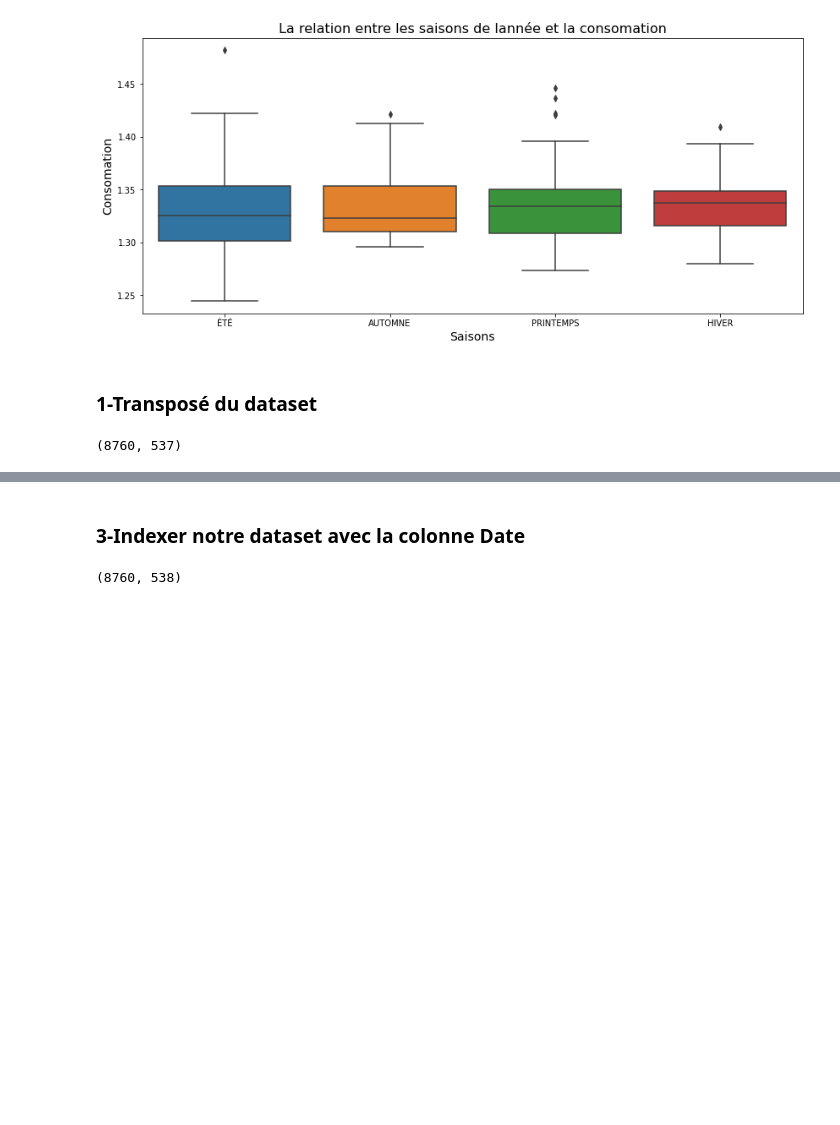
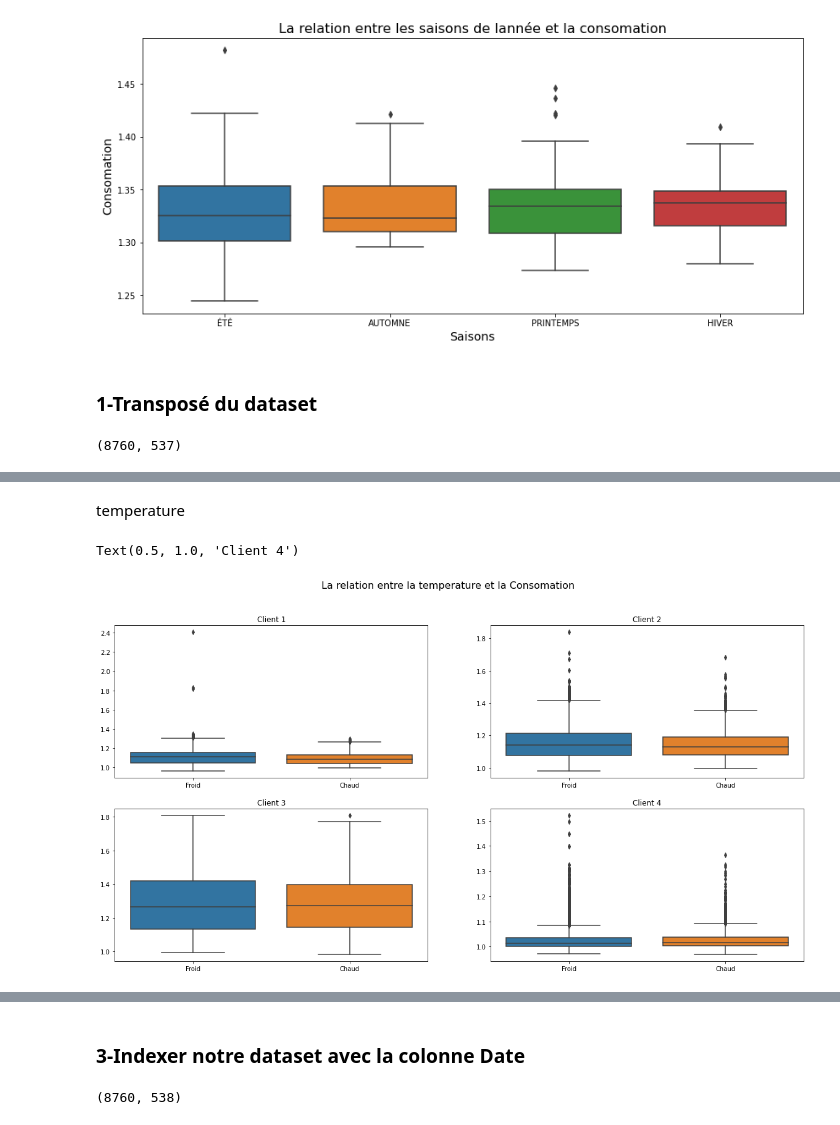
Before and after one commit to forloulhoucine/TER_Analyse-de-donnees-issues-dun-reseau-urbain, a Jupyter notebook: TER.ipynb, the cells around one changed output, grey strips where cells are left out. Drawn from its saved outputs; the diff is of its cells as text; code cells hidden in the pictures; blank space fills up the shorter version.

```diff
--- a/TER.ipynb
+++ b/TER.ipynb
@@ -310 +326,12 @@ C_T.shape
+# %%
+#Weather (Temperature, Precepitation et Humidity)
+t=np.repeat(W["Temperature"],24)
+t=t.reset_index()
+t=t.drop("index",axis=1)
+p=np.repeat(W["Precipitation"],24)
+p=p.reset_index()
+p=p.drop("index",axis=1)
+hm=np.repeat(W["Humidity"],24)
+hm=hm.reset_index()
+hm=hm.drop("index",axis=1)
 # %% [markdown]
@@ -317,0 +339,5 @@ C_F.shape
+# %%
+df=C_T
+df=df.assign(Date=D)
+df=df.assign(Week=w,Weekend=wd,Holiday=h,Vacation=v) #Weather
+df=df.assign(Temperature=t,Precipitation=p,Humidity=hm) #DayType
@@ -317,0 +360,28 @@ C_F.shape
+# %% [markdown]
+temperature
+# %%
+Dch=df[df["Temperature"]>15]
+Dfr=df[df["Temperature"]<15]
+# %%
+c1= pd.concat([Dfr[1],Dch[1]], axis=1)
+c1.columns = ['Froid', 'Chaud']
+c2= pd.concat([Dfr[2],Dch[2]], axis=1)
+c2.columns = ['Froid', 'Chaud']
+c3= pd.concat([Dfr[3],Dch[3]], axis=1)
+c3.columns = ['Froid', 'Chaud']
+c4= pd.concat([Dfr[4],Dch[4]], axis=1)
+c4.columns = ['Froid', 'Chaud']
+f, axes = plt.subplots(2, 2)
+f.set_size_inches(20,10)
+f.suptitle("La relation entre la temperature et la Consomation", fontsize=16)
+sb.boxplot(data=c1, ax=axes[0,0])
+axes[0, 0].set_title('Client 1')
+sb.boxplot(data=c2, ax=axes[0,1])
+axes[0, 1].set_title('Client 2')
+sb.boxplot(data=c3, ax=axes[1,0])
+axes[1, 0].set_title('Client 3')
+sb.boxplot(data=c4, ax=axes[1,1])
+axes[1,1].set_title('Client 4')
+# %% [output]
+Text(0.5, 1.0, 'Client 4')
+[figure, added]
```
Also changed, not shown: parts of 15 cells of this notebook.
